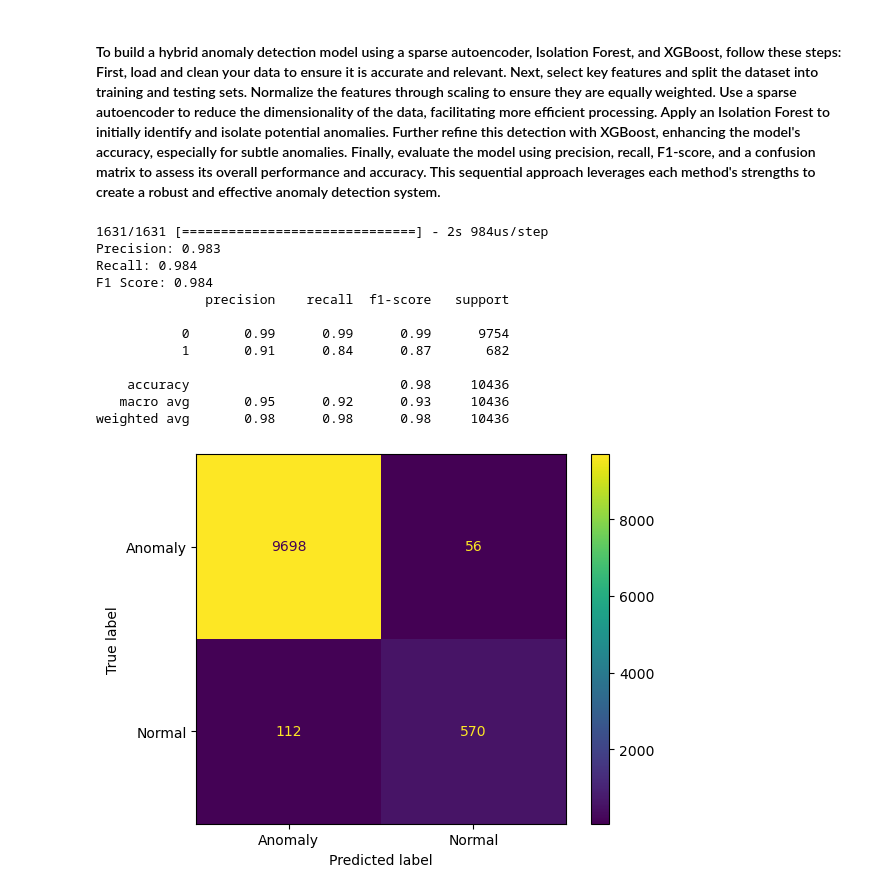
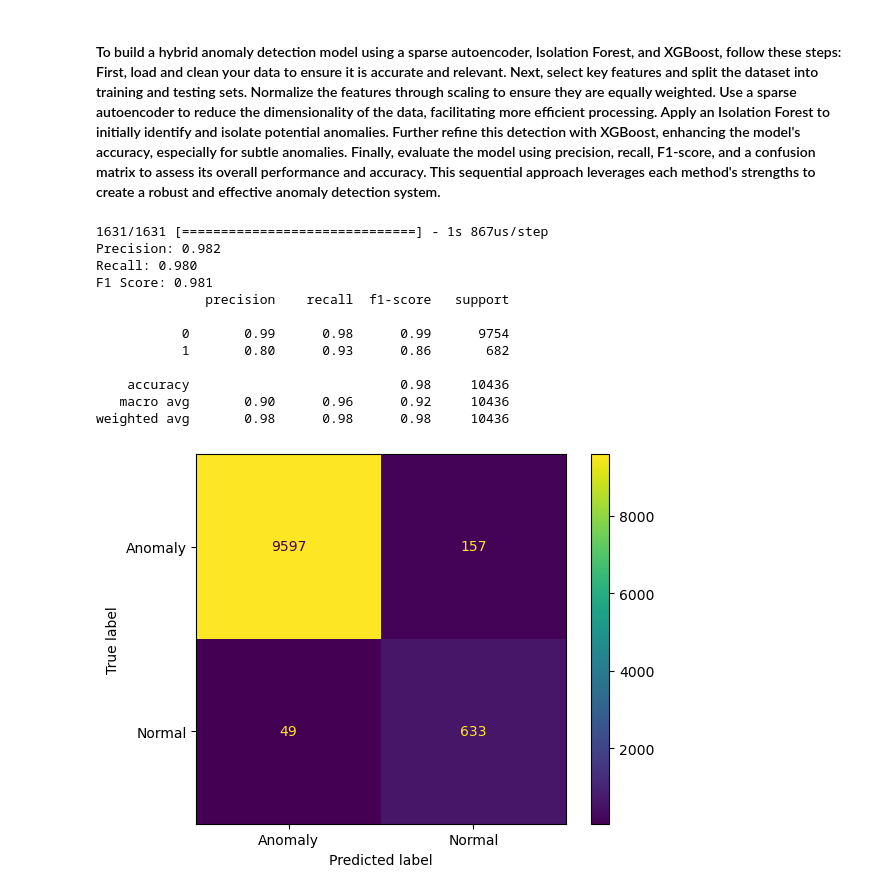
Before and after one commit to sebhatgg/DSE, a Jupyter notebook: US-Util_2020_autoencoder_isolationForest_xgboost_Final.ipynb, the cells around one changed output. Saved outputs shown, nothing was run; the diff lists cells and outputs as text; code cells hidden in the pictures.

```diff
--- a/US-Util_2020_autoencoder_isolationForest_xgboost_Final.ipynb
+++ b/US-Util_2020_autoencoder_isolationForest_xgboost_Final.ipynb
@@ -26,12 +26,11 @@ def hybrid_anomaly_detection_MAADM():
 
     data = pd.read_csv('US_Util_2020.csv')
 
-    data = data.dropna(axis=0, inplace=True)
-
     #convert all the values in the columns into numeric
     label_encoder = LabelEncoder()
     for column in data.select_dtypes(include=['object']).columns:
         data[column] = label_encoder.fit_transform(data[column])
+
 
     data = data.drop(['zip'], axis=1)
 
@@ -39,9 +38,11 @@ def hybrid_anomaly_detection_MAADM():
     X = data.drop('res_rate', axis=1)  # Assuming 'target' is the column name of the continuous target variable
     y_cont = data['res_rate']
 
+    data = data.dropna(axis=0, inplace=True)
+
     y = np.where(y_cont > 0.2, 1, 0)  # Define `threshold` based on the dataset
 
-    selector = SelectKBest(f_classif, k=6)
+    selector = SelectKBest(f_classif, k=5)
     X_selected = selector.fit_transform(X, y)
 
 
@@ -82,38 +83,38 @@ def hybrid_anomaly_detection_MAADM():
 
     # Predict using XGBoost on the test set
     xgb_preds = xgb.predict(X_test_scaled)
 
     # Evaluate the final outcome from XGBoost
     precision = precision_score(y_test, xgb_preds, average='weighted', zero_division=0)
     recall = recall_score(y_test, xgb_preds, average='weighted', zero_division=0)
     f1 = f1_score(y_test, xgb_preds, average='weighted', zero_division=0)
 
     print(f'Precision: {precision:.3f}')
     print(f'Recall: {recall:.3f}')
     print(f'F1 Score: {f1:.3f}')
 
     print(classification_report(y_test, xgb_preds))
 
 
         # Display the confusion matrix
     cm = confusion_matrix(y_test, xgb_preds, labels=[0, 1])
     disp = ConfusionMatrixDisplay(confusion_matrix=cm, display_labels=['Anomaly', 'Normal'])
     disp.plot()
     plt.show()
 
 
 hybrid_anomaly_detection_MAADM()
 # %% [output]
-1631/1631 [==============================] - 2s 984us/step
-Precision: 0.983
-Recall: 0.984
-F1 Score: 0.984
+1631/1631 [==============================] - 1s 867us/step
+Precision: 0.982
+Recall: 0.980
+F1 Score: 0.981
               precision    recall  f1-score   support
 
-           0       0.99      0.99      0.99      9754
-           1       0.91      0.84      0.87       682
+           0       0.99      0.98      0.99      9754
+           1       0.80      0.93      0.86       682
 
     accuracy                           0.98     10436
-   macro avg       0.95      0.92      0.93     10436
+   macro avg       0.90      0.96      0.92     10436
 weighted avg       0.98      0.98      0.98     10436
-[figure, old version]
+[figure, new version]
```
Also changed, not shown: 1 other file.
